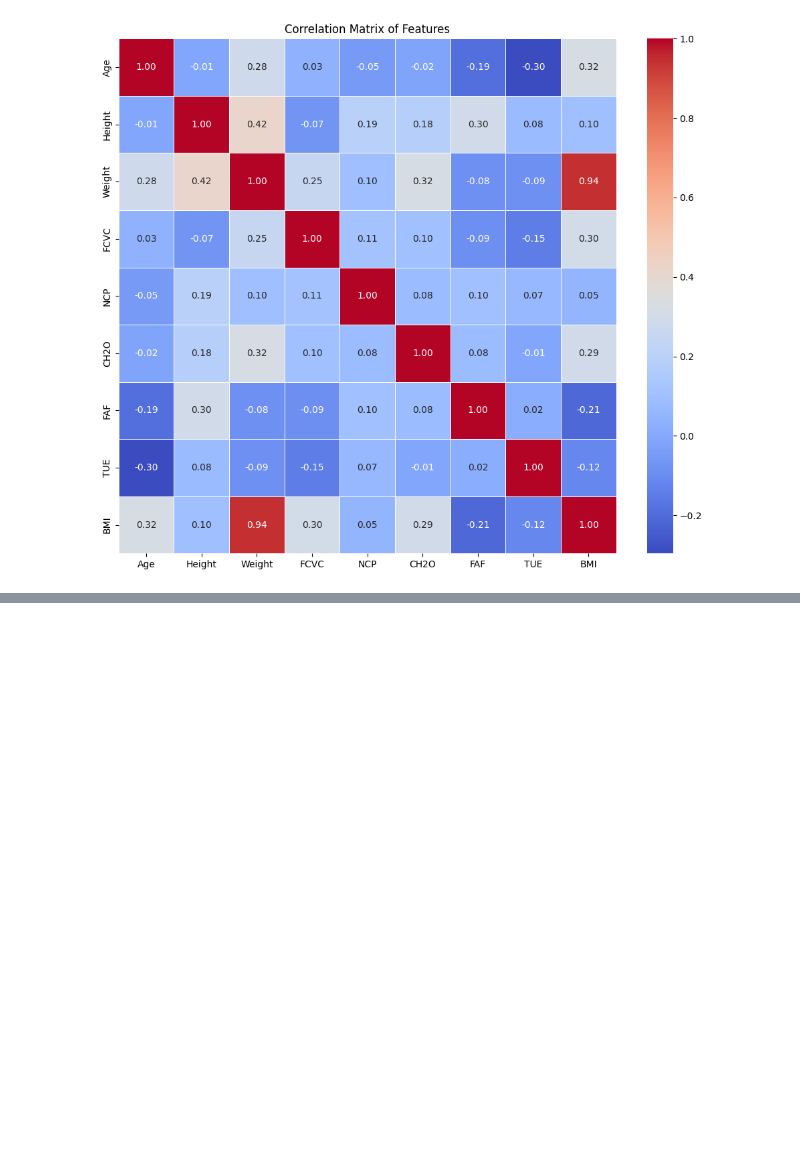
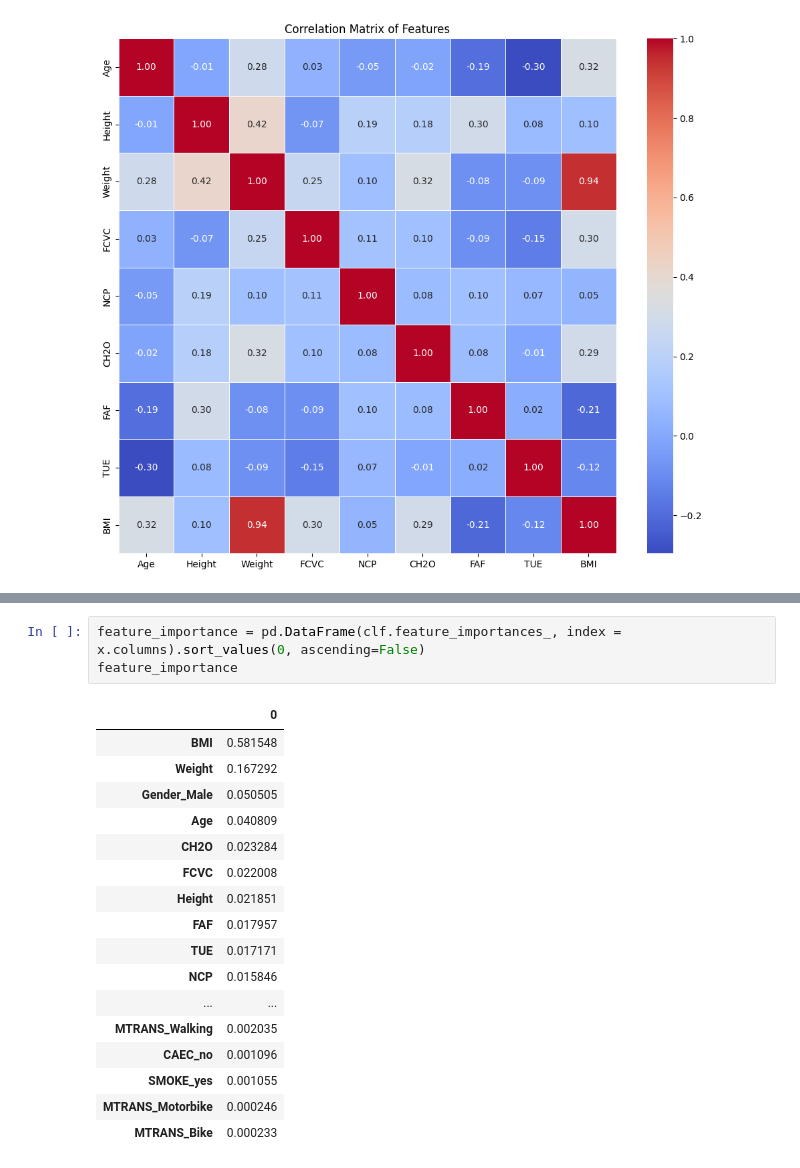
Before and after one commit to rubuy-74/feup-ia, a Jupyter notebook: proj2/main.ipynb, the cells around one changed output, grey strips where cells are left out. Drawn from its saved outputs; the diff is of its cells as text; blank space fills up the shorter version.

```diff
--- a/proj2/main.ipynb
+++ b/proj2/main.ipynb
@@ -118,0 +179,21 @@ corr(df_train[numerical_cols].corr())
+# %%
+feature_importance = pd.DataFrame(clf.feature_importances_, index = x.columns).sort_values(0, ascending=False)
+feature_importance
+# %% [output]
+|  | 0 |
+| BMI | 0.581548 |
+| Weight | 0.167292 |
+| Gender_Male | 0.050505 |
+| Age | 0.040809 |
+| CH2O | 0.023284 |
+| FCVC | 0.022008 |
+| Height | 0.021851 |
+| FAF | 0.017957 |
+| TUE | 0.017171 |
+| NCP | 0.015846 |
+| ... | ... |
+| MTRANS_Walking | 0.002035 |
+| CAEC_no | 0.001096 |
+| SMOKE_yes | 0.001055 |
+| MTRANS_Motorbike | 0.000246 |
+| MTRANS_Bike | 0.000233 |
```
Also changed, not shown: parts of 13 cells of this notebook, 1 other file.
